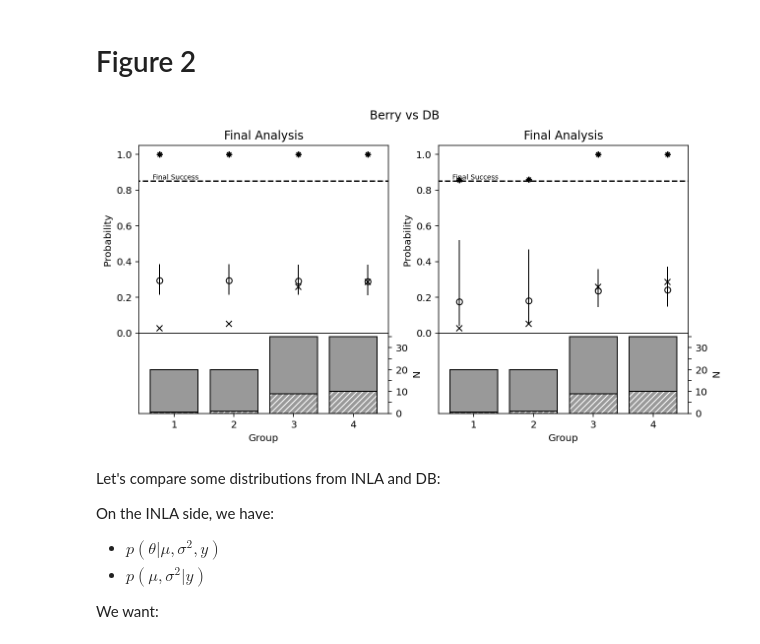
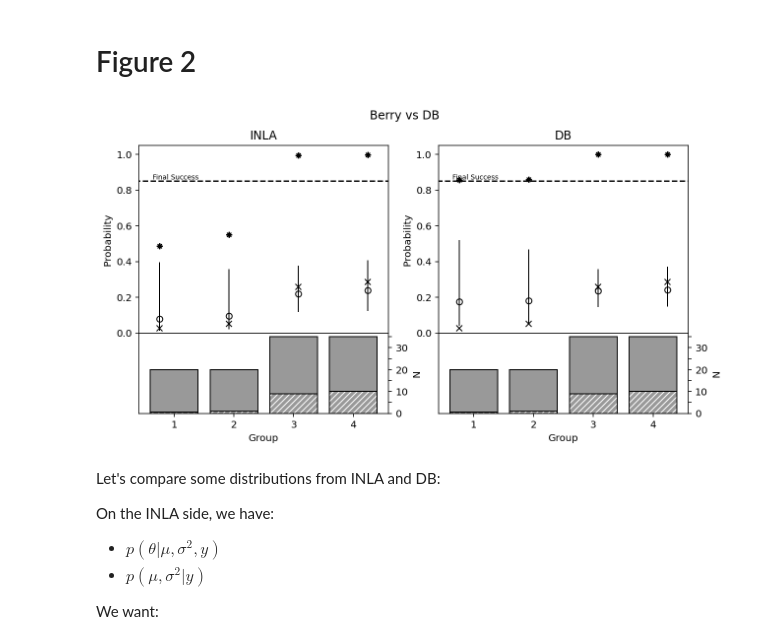
Before and after one commit to Confirm-Solutions/imprint, a Jupyter notebook: research/berry/berry_dirty.ipynb, the cells around one changed output. Saved outputs shown, nothing was run; the diff lists cells and outputs as text; code cells hidden in the pictures.

Commit message:
INLA  is correctly modified for p1 theta offset.

```diff
--- a/research/berry/berry_dirty.ipynb
+++ b/research/berry/berry_dirty.ipynb
@@ -151,7 +148,7 @@ berry.figure1_plot(b, "DB", data, db_stats)
 # Figure 2
 # %%
 # I got this data by deconstructing the graphs in in Figure 1 of Berry et al 2013.
-n_i2 = np.array(
+n_i = np.array(
     [
         [10, 10, 10, 10],
         [15, 15, 15, 15],
@@ -161,7 +158,7 @@ n_i2 = np.array(
         [20, 20, 35, 35],
     ]
 )
-y_i2 = np.array(
+y_i = np.array(
     [
         [0, 1, 3, 3],
         [0, 1, 4, 5],
@@ -172,29 +169,29 @@ y_i2 = np.array(
     ],
     dtype=np.float64,
 )
-y_i2[y_i2 == 0] = 0.5
-data2 = np.stack((y_i2, n_i2), axis=2)
+y_i[y_i == 0] = 0.5
+data = np.stack((y_i, n_i), axis=2)
 
-post_hyper2, report2 = inla.calc_posterior_hyper(b, data)
-inla_stats2 = inla.calc_posterior_x(post_hyper, report, b.suc_thresh)
-db_stats2 = dirty_bayes.calc_dirty_bayes(y_i2, n_i2, b.suc_thresh, b.sigma2_rule)
+post_hyper, report = inla.calc_posterior_hyper(b, data)
+inla_stats = inla.calc_posterior_x(post_hyper, report, b.suc_thresh)
+db_stats = dirty_bayes.calc_dirty_bayes(y_i, n_i, b.mu_0, b.logit_p1, b.suc_thresh, b.sigma2_rule)
 # %%
 # berry.figure1_plot(b, "INLA", data2, inla_stats2)
 # berry.figure1_plot(b, "DB", data2, db_stats2)
 
 fig = plt.figure(figsize=(10, 5))
 plt.suptitle('Berry vs DB')
 outergs = fig.add_gridspec(1, 2, hspace=0.3)
 innergs = outergs[0].subgridspec(
     2, 1, wspace=0, hspace=0, height_ratios=[0.7, 0.3]
 )
-berry.figure1_subplot(innergs[0], innergs[1], 5, b, data2, inla_stats2)
+berry.figure1_subplot(innergs[0], innergs[1], 5, b, data, inla_stats, title='INLA')
 innergs = outergs[1].subgridspec(
     2, 1, wspace=0, hspace=0, height_ratios=[0.7, 0.3]
 )
-berry.figure1_subplot(innergs[0], innergs[1], 5, b, data2, db_stats2)
+berry.figure1_subplot(innergs[0], innergs[1], 5, b, data, db_stats, title='DB')
 # %% [output]
-[figure, old version]
+[figure, new version]
 # %% [markdown]
 Let's compare some distributions from INLA and DB:
 
```
Also changed, not shown: parts of 4 cells of this notebook, 2 other files.
